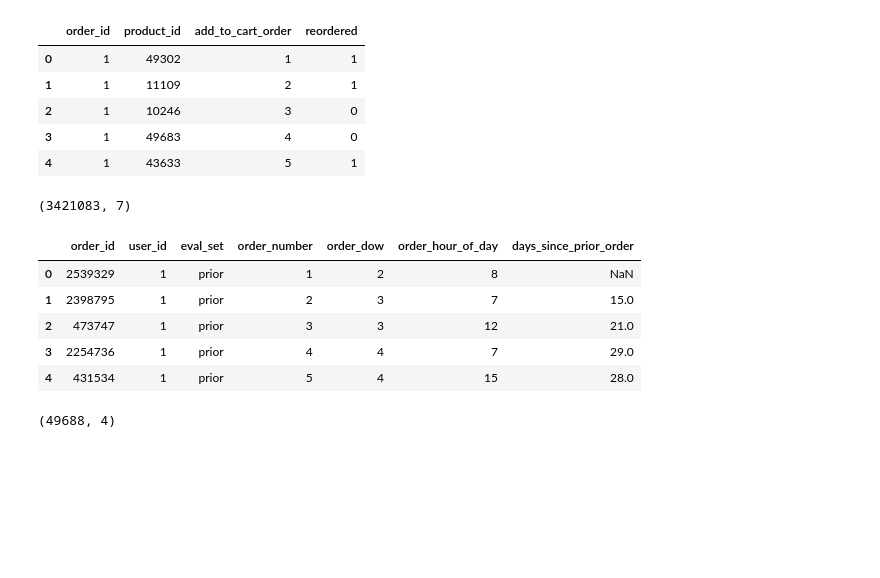
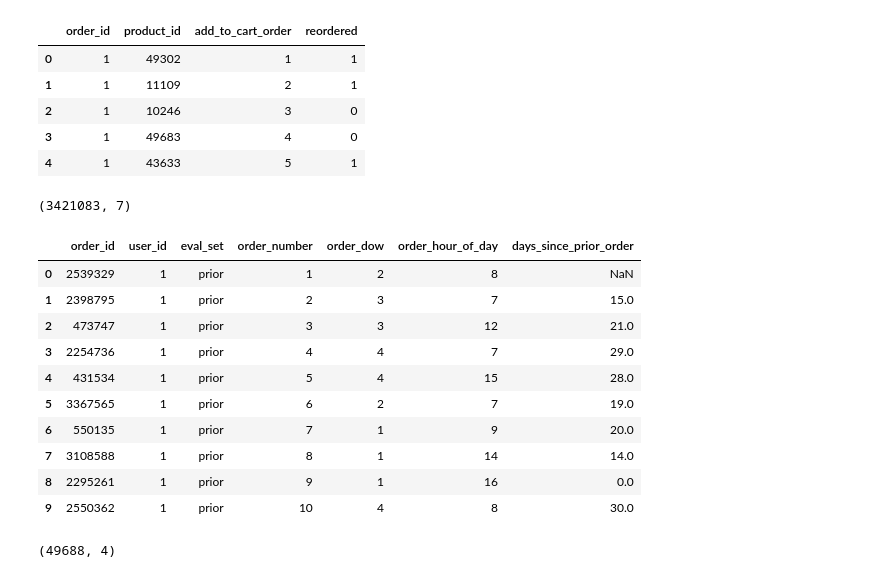
Before and after one commit to laveshg21/Grocery-Recommendation-System-CS771, a Jupyter notebook: EDA.ipynb, the cells around one changed output. Drawn from its saved outputs; the diff is of its cells as text; code cells hidden in the pictures; blank space fills up the shorter version.

```diff
--- a/EDA.ipynb
+++ b/EDA.ipynb
@@ -59,14 +59,19 @@ df_orders_training.head()
 # %%
 df_orders = pd.read_csv('./db/orders.csv')
 print(df_orders.shape)
-df_orders.head()
+df_orders.head(10)
 # order_dow - day of week
 # %% [output]
 (3421083, 7)
 |  | order_id | user_id | eval_set | order_number | order_dow | order_hour_of_day | days_since_prior_order |
 | 0 | 2539329 | 1 | prior | 1 | 2 | 8 | NaN |
 | 1 | 2398795 | 1 | prior | 2 | 3 | 7 | 15.0 |
 | 2 | 473747 | 1 | prior | 3 | 3 | 12 | 21.0 |
 | 3 | 2254736 | 1 | prior | 4 | 4 | 7 | 29.0 |
 | 4 | 431534 | 1 | prior | 5 | 4 | 15 | 28.0 |
+| 5 | 3367565 | 1 | prior | 6 | 2 | 7 | 19.0 |
+| 6 | 550135 | 1 | prior | 7 | 1 | 9 | 20.0 |
+| 7 | 3108588 | 1 | prior | 8 | 1 | 14 | 14.0 |
+| 8 | 2295261 | 1 | prior | 9 | 1 | 16 | 0.0 |
+| 9 | 2550362 | 1 | prior | 10 | 4 | 8 | 30.0 |
 # %%
```
Also changed, not shown: parts of 21 cells of this notebook.
